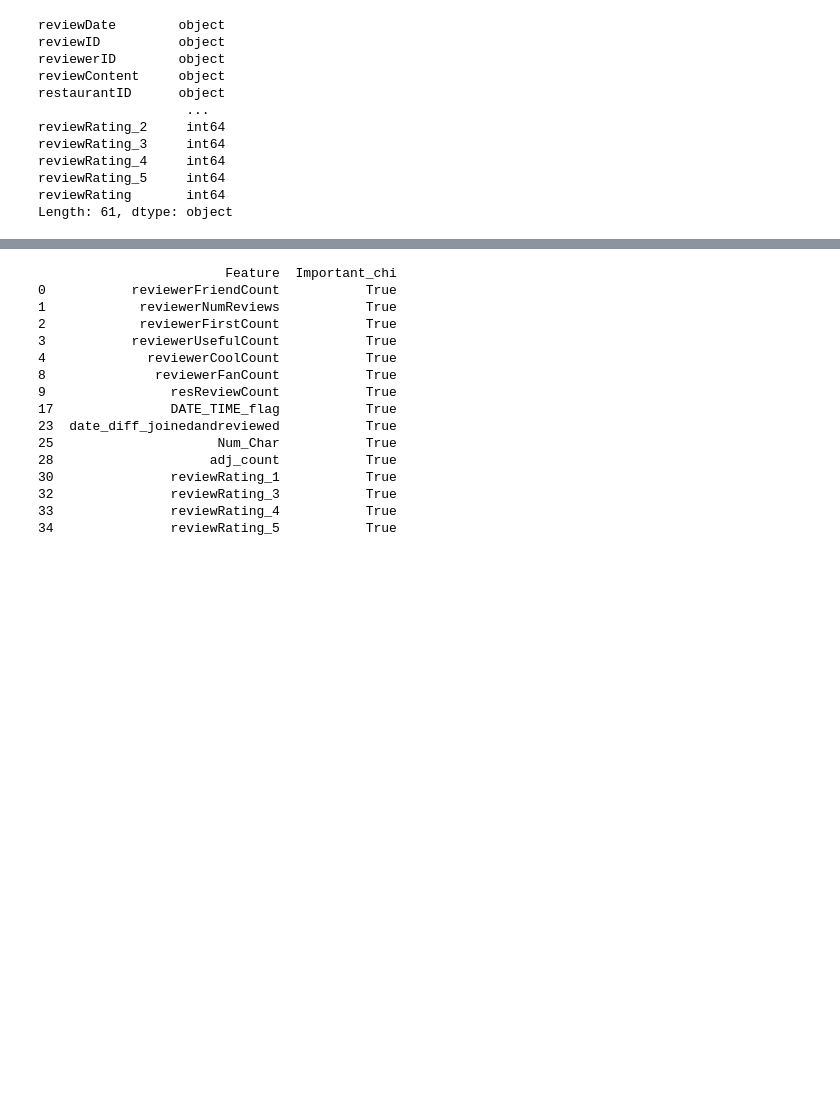
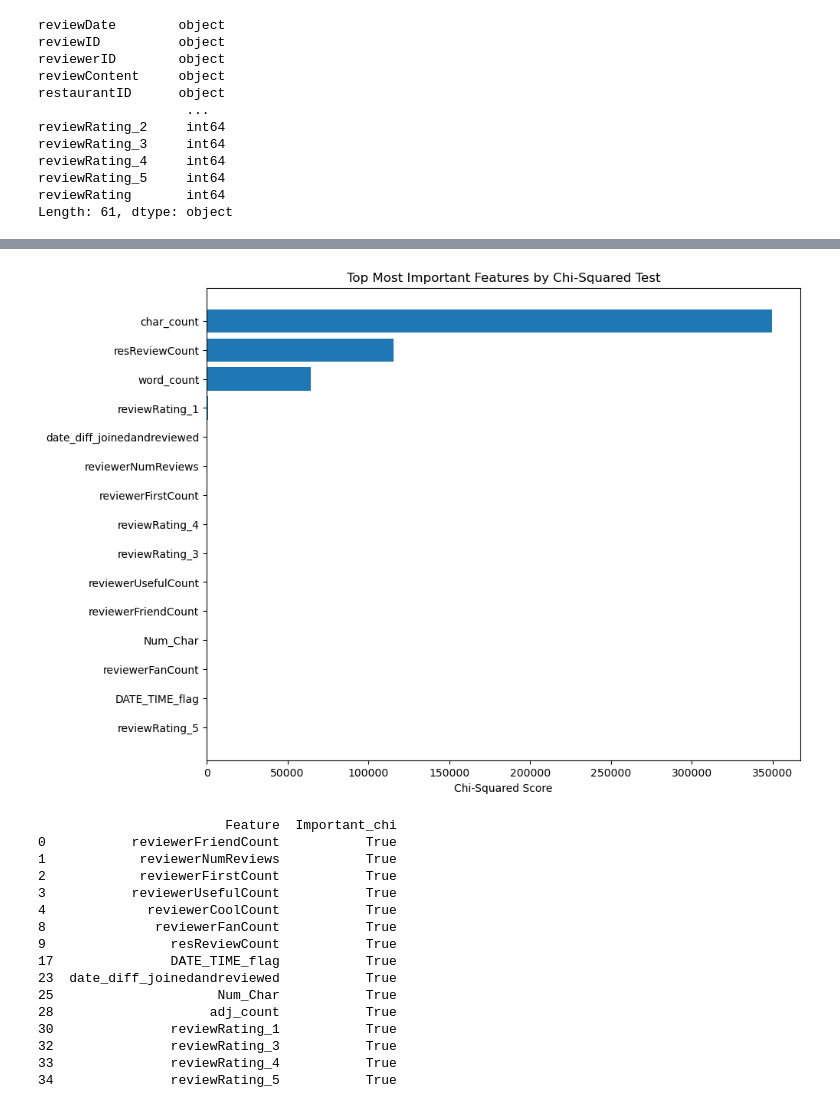
Before and after one commit to jesper1212/BT4012_Reviews, a Jupyter notebook: Notebooks/feature selection/feature selection.ipynb, the cells around one changed output, grey strips where cells are left out. Drawn from its saved outputs; the diff is of its cells as text; code cells hidden in the pictures; blank space fills up the shorter version.

```diff
--- a/Notebooks/feature selection/feature selection.ipynb
+++ b/Notebooks/feature selection/feature selection.ipynb
@@ -113,3 +137,39 @@ importance_df_chi
+# %%
+from sklearn.feature_selection import SelectKBest, chi2
+import matplotlib.pyplot as plt
+import pandas as pd
+import numpy as np
+# Initialize and fit SelectKBest with the chi2 scoring function
+
+selector = SelectKBest(chi2, k=15)
+fit = selector.fit(X, y)
+chi2_selected = selector.get_support()
+importance_df_chi = pd.DataFrame()
+importance_df_chi['Feature'] = X.columns
+importance_df_chi['Important_chi'] = chi2_selected
+importance_df_chi
+# Get the boolean mask and scores of the selected features
+chi2_scores = selector.scores_
+
+# Create a DataFrame with feature names and a flag for whether they are selected
+importance_df_chi = pd.DataFrame({
+    'Feature': X.columns,
+    'Chi2_Score': chi2_scores,
+    'Selected': chi2_selected
+})
+
+# Sort the DataFrame by the Chi2_Score in descending order and filter to include only selected features
+top_chi_features = importance_df_chi[importance_df_chi['Selected']].sort_values(by='Chi2_Score', ascending=False)
+
+# Plotting
+plt.figure(figsize=(10, 8))
+plt.barh(top_chi_features['Feature'], top_chi_features['Chi2_Score'])
+plt.xlabel('Chi-Squared Score')
+plt.title('Top Most Important Features by Chi-Squared Test')
+plt.gca().invert_yaxis()  # Invert y-axis for better readability
+plt.show()
+# %% [output]
+[figure, added]
 # %%
 selected_features = importance_df_chi[importance_df_chi['Important_chi']]
 print(selected_features)
```
Also changed, not shown: parts of 23 cells of this notebook.
